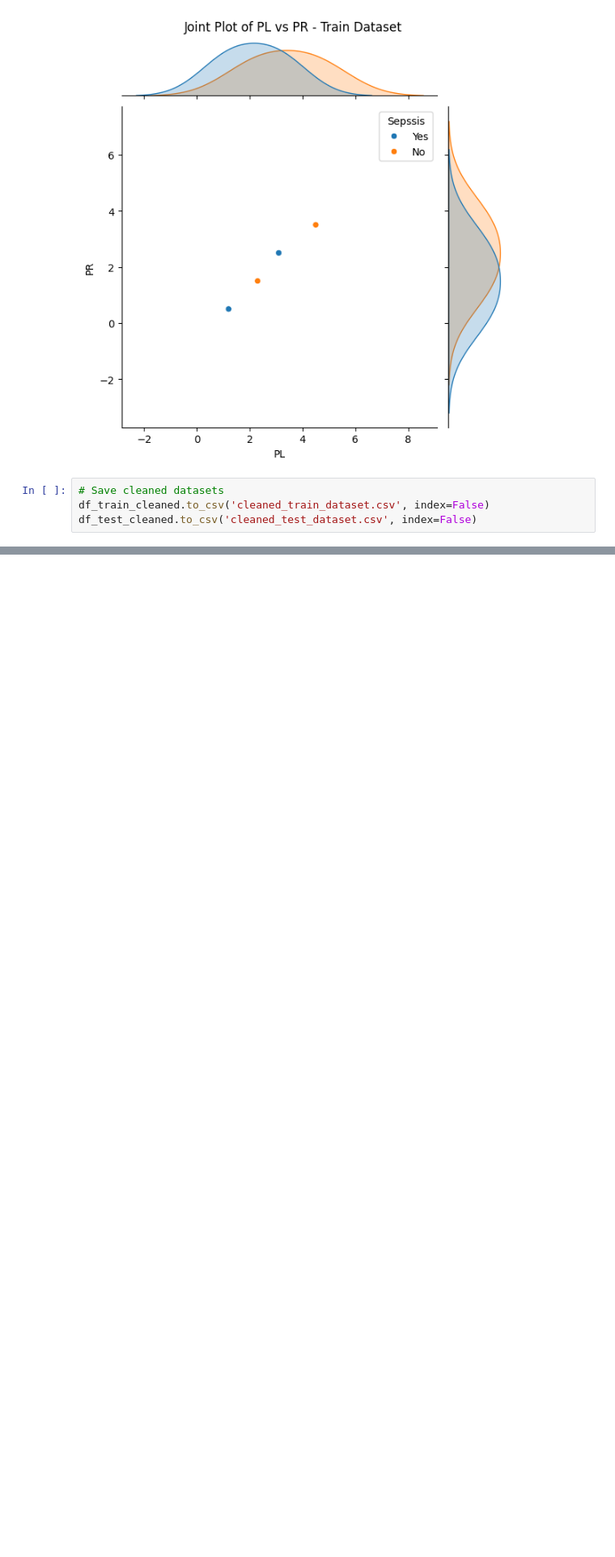
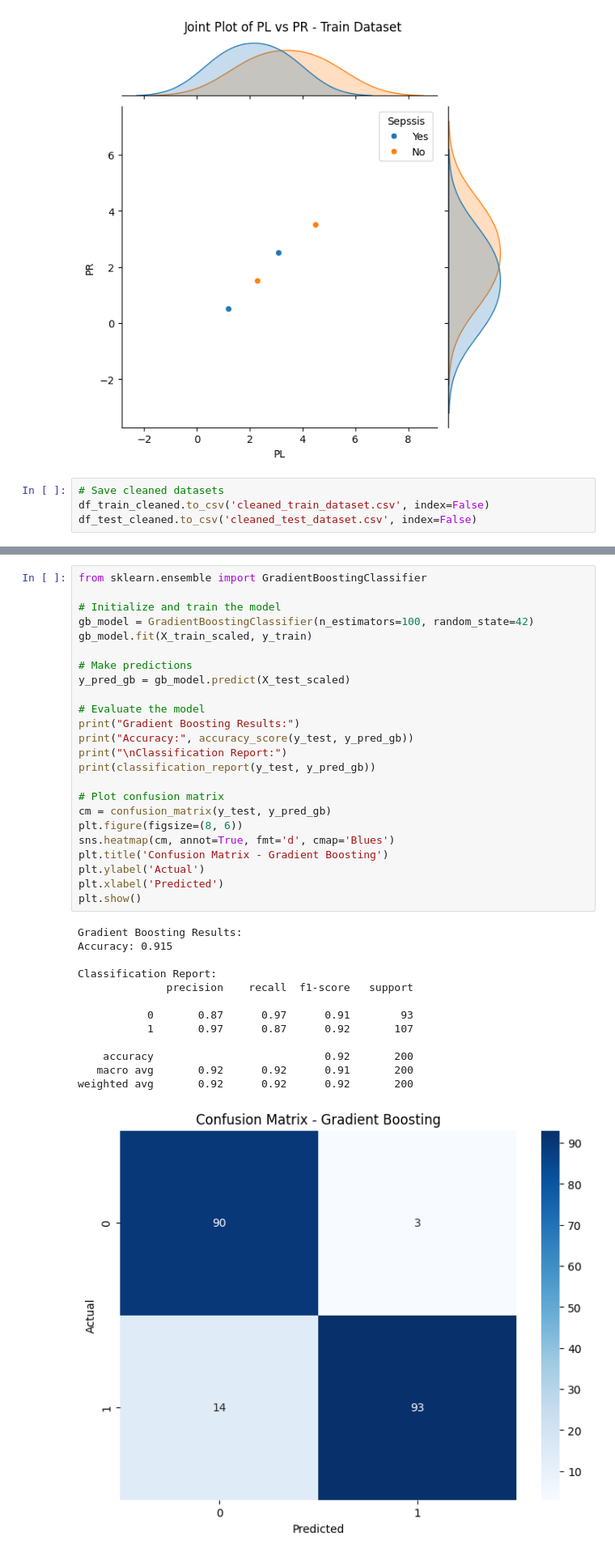
Before and after one commit to ndumbe0/P5-ML-API, a Jupyter notebook: main module.ipynb, the cells around one changed output, grey strips where cells are left out. Shown: that part at 81% size. Drawn from its saved outputs; the diff is of its cells as text; blank space fills up the shorter version.

```diff
--- a/main module.ipynb
+++ b/main module.ipynb
@@ -290,0 +480,38 @@ df_test_cleaned.to_csv('cleaned_test_dataset.csv', index=False)
+# %%
+from sklearn.ensemble import GradientBoostingClassifier
+
+# Initialize and train the model
+gb_model = GradientBoostingClassifier(n_estimators=100, random_state=42)
+gb_model.fit(X_train_scaled, y_train)
+
+# Make predictions
+y_pred_gb = gb_model.predict(X_test_scaled)
+
+# Evaluate the model
+print("Gradient Boosting Results:")
+print("Accuracy:", accuracy_score(y_test, y_pred_gb))
+print("\nClassification Report:")
+print(classification_report(y_test, y_pred_gb))
+
+# Plot confusion matrix
+cm = confusion_matrix(y_test, y_pred_gb)
+plt.figure(figsize=(8, 6))
+sns.heatmap(cm, annot=True, fmt='d', cmap='Blues')
+plt.title('Confusion Matrix - Gradient Boosting')
+plt.ylabel('Actual')
+plt.xlabel('Predicted')
+plt.show()
+# %% [output]
+Gradient Boosting Results:
+Accuracy: 0.915
+
+Classification Report:
+              precision    recall  f1-score   support
+
+           0       0.87      0.97      0.91        93
+           1       0.97      0.87      0.92       107
+
+    accuracy                           0.92       200
+   macro avg       0.92      0.92      0.91       200
+weighted avg       0.92      0.92      0.92       200
+[figure, added]
```
Also changed, not shown: parts of 10 cells of this notebook, 1 other file.
